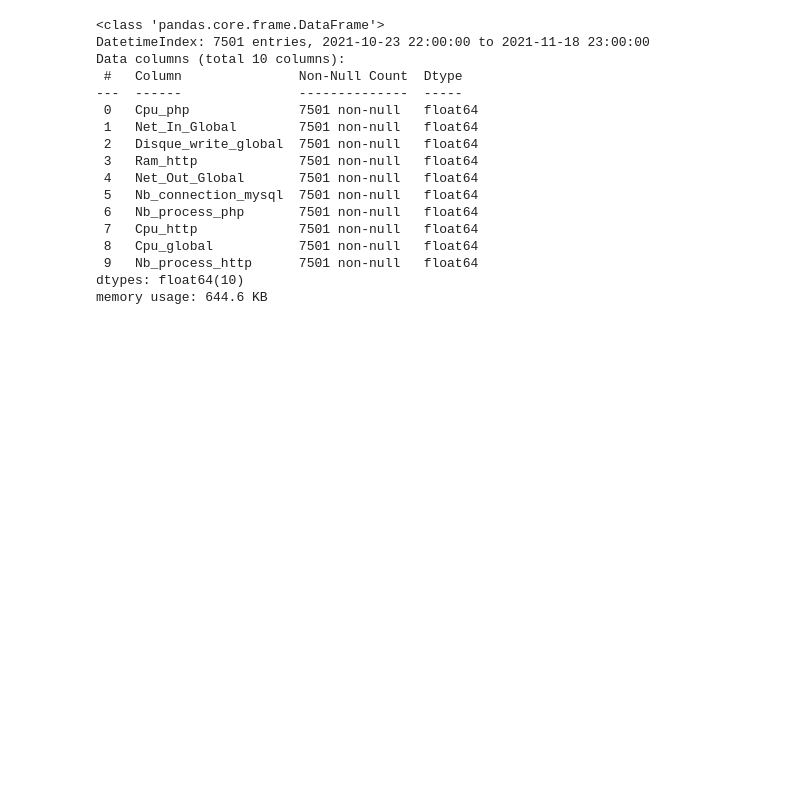
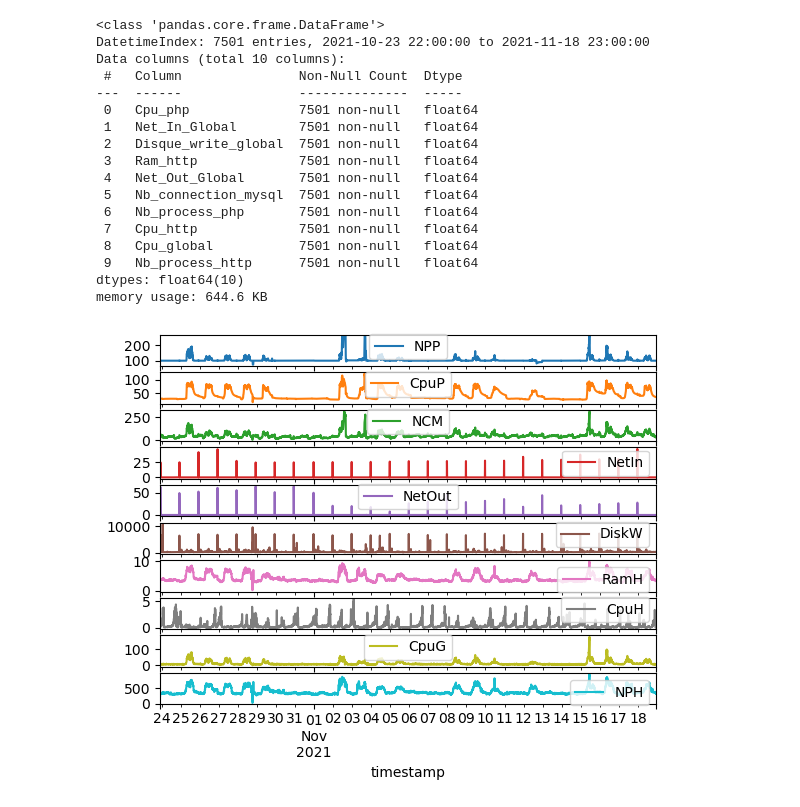
Before and after one commit to chloegdt/Case_Studies_of_Causal_Discovery_from_IT_Monitoring_Time_Series, a Jupyter notebook: plots.ipynb, the cells around one changed output. Cells and saved outputs as stored; diff of their text form; code cells hidden in the pictures; blank space fills up the shorter version.

Commit message:
graphes gemini et gpt

```diff
--- a/plots.ipynb
+++ b/plots.ipynb
@@ -426,31 +426,33 @@ labels = [
     'NetOut',
     'DiskW',
     'RamH',
     'CpuH',
     'CpuG',
     'NPH'
     ]
 
 axes = web_activity_2[[
     'Nb_process_php',
     'Cpu_php',
     'Nb_connection_mysql',
     'Net_In_Global',
     'Net_Out_Global',
     'Disque_write_global',
     'Ram_http',
     'Cpu_http',
     'Cpu_global',
     'Nb_process_http'
     ]].plot(subplots=True);
 
 
 for axe, label in zip(axes, labels):
     axe.legend([label])
 
 directory = 'plots'
-plot = 'web2.png'
+plot = 'web2.pdf'
 path = os.path.join(directory, plot)
 
 os.makedirs(directory, exist_ok=True)
 plt.savefig(path)
+# %% [output]
+[figure, added]
```
Also changed, not shown: parts of 24 cells of this notebook.
